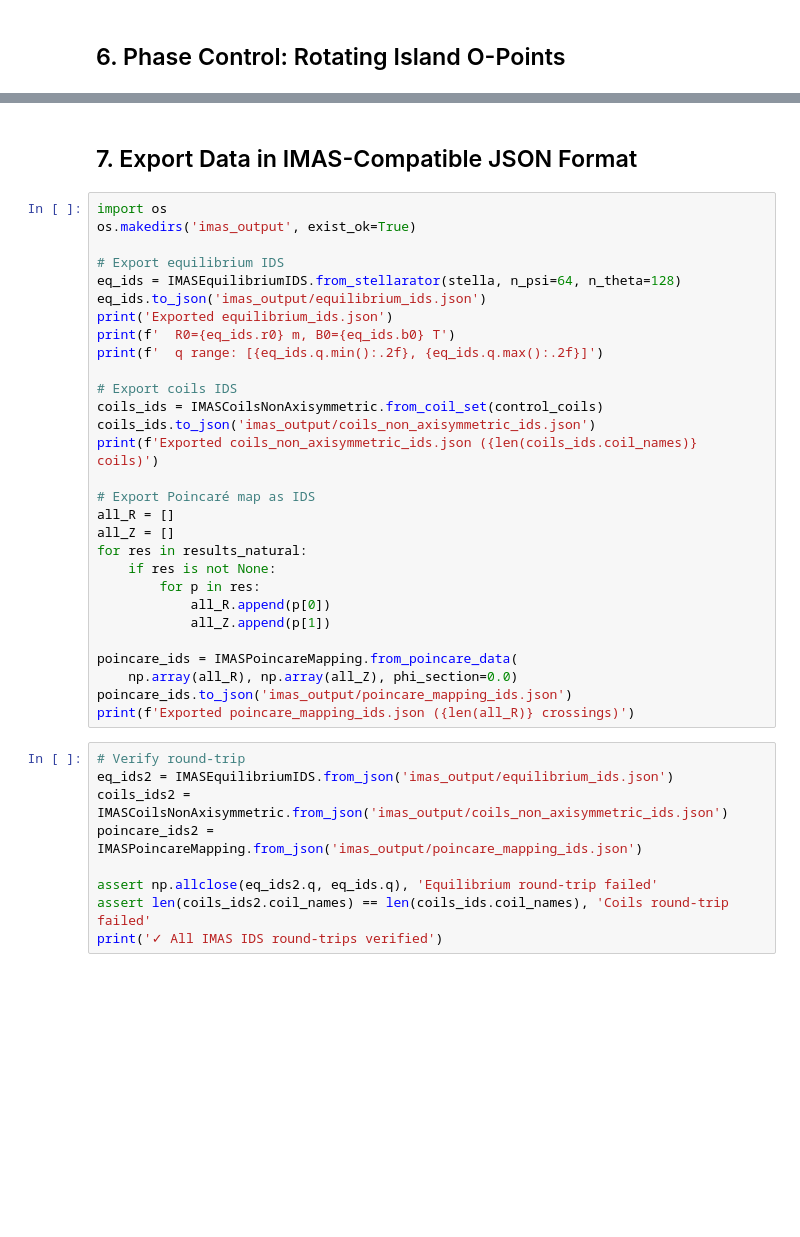
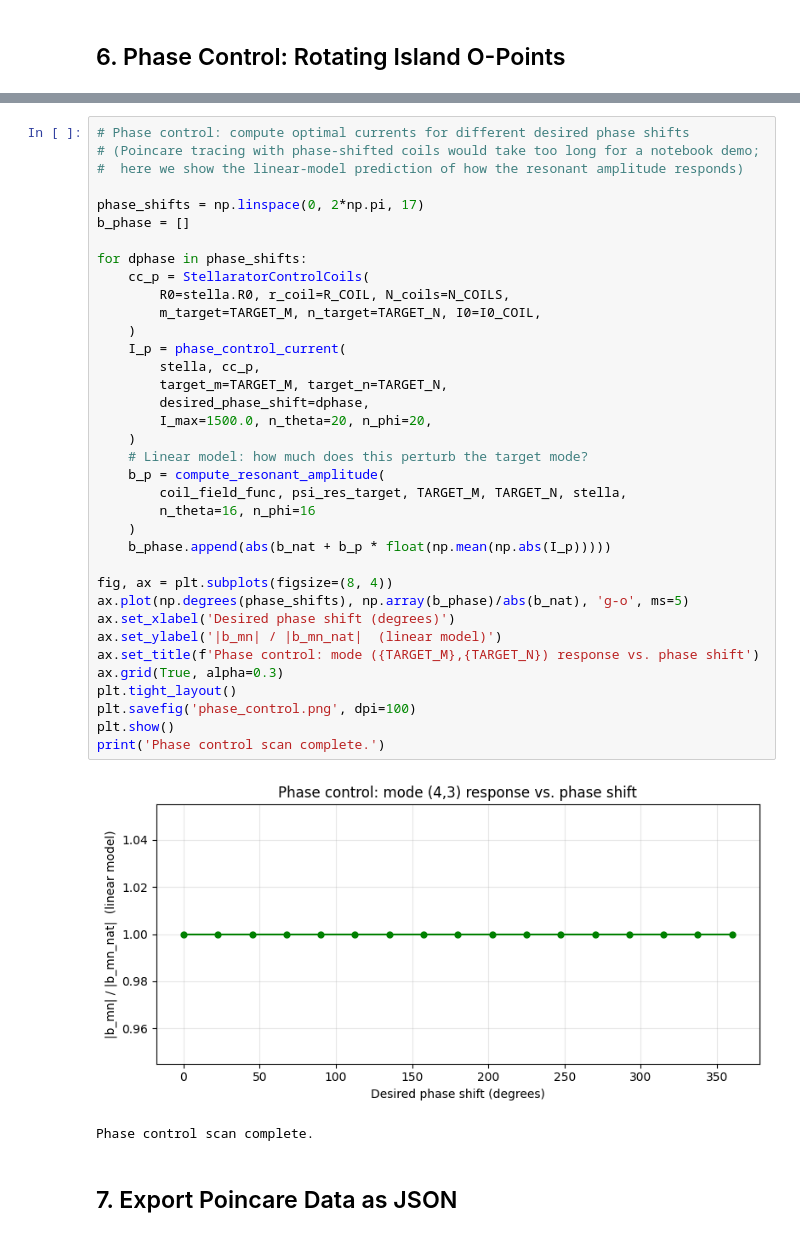
Before and after one commit to WenyinWei/pyna, a Jupyter notebook: notebooks/tutorials/stellarator_island_control.ipynb, the cells around one changed output, grey strips where cells are left out. Cells and saved outputs as stored; diff of their text form; blank space fills up the shorter version.

```diff
--- a/notebooks/tutorials/stellarator_island_control.ipynb
+++ b/notebooks/tutorials/stellarator_island_control.ipynb
@@ -344,40 +255,41 @@ plt.show()
+# %%
+# Phase control: compute optimal currents for different desired phase shifts
+# (Poincare tracing with phase-shifted coils would take too long for a notebook demo;
+#  here we show the linear-model prediction of how the resonant amplitude responds)
+
+phase_shifts = np.linspace(0, 2*np.pi, 17)
+b_phase = []
+
+for dphase in phase_shifts:
+    cc_p = StellaratorControlCoils(
+        R0=stella.R0, r_coil=R_COIL, N_coils=N_COILS,
+        m_target=TARGET_M, n_target=TARGET_N, I0=I0_COIL,
+    )
+    I_p = phase_control_current(
+        stella, cc_p,
+        target_m=TARGET_M, target_n=TARGET_N,
+        desired_phase_shift=dphase,
+        I_max=1500.0, n_theta=20, n_phi=20,
+    )
+    # Linear model: how much does this perturb the target mode?
+    b_p = compute_resonant_amplitude(
+        coil_field_func, psi_res_target, TARGET_M, TARGET_N, stella,
+        n_theta=16, n_phi=16
+    )
+    b_phase.append(abs(b_nat + b_p * float(np.mean(np.abs(I_p)))))
+
+fig, ax = plt.subplots(figsize=(8, 4))
+ax.plot(np.degrees(phase_shifts), np.array(b_phase)/abs(b_nat), 'g-o', ms=5)
+ax.set_xlabel('Desired phase shift (degrees)')
+ax.set_ylabel('|b_mn| / |b_mn_nat|  (linear model)')
+ax.set_title(f'Phase control: mode ({TARGET_M},{TARGET_N}) response vs. phase shift')
+ax.grid(True, alpha=0.3)
+plt.tight_layout()
+plt.savefig('phase_control.png', dpi=100)
+plt.show()
+print('Phase control scan complete.')
+# %% [output]
+[figure, added]
+Phase control scan complete.
 # %% [markdown]
-## 7. Export Data in IMAS-Compatible JSON Format
+## 7. Export Poincare Data as JSON
-# %%
-import os
-os.makedirs('imas_output', exist_ok=True)
-
-# Export equilibrium IDS
-eq_ids = IMASEquilibriumIDS.from_stellarator(stella, n_psi=64, n_theta=128)
-eq_ids.to_json('imas_output/equilibrium_ids.json')
-print('Exported equilibrium_ids.json')
-print(f'  R0={eq_ids.r0} m, B0={eq_ids.b0} T')
-print(f'  q range: [{eq_ids.q.min():.2f}, {eq_ids.q.max():.2f}]')
-
-# Export coils IDS
-coils_ids = IMASCoilsNonAxisymmetric.from_coil_set(control_coils)
-coils_ids.to_json('imas_output/coils_non_axisymmetric_ids.json')
-print(f'Exported coils_non_axisymmetric_ids.json ({len(coils_ids.coil_names)} coils)')
-
-# Export Poincaré map as IDS
-all_R = []
-all_Z = []
-for res in results_natural:
-    if res is not None:
-        for p in res:
-            all_R.append(p[0])
-            all_Z.append(p[1])
-
-poincare_ids = IMASPoincareMapping.from_poincare_data(
-    np.array(all_R), np.array(all_Z), phi_section=0.0)
-poincare_ids.to_json('imas_output/poincare_mapping_ids.json')
-print(f'Exported poincare_mapping_ids.json ({len(all_R)} crossings)')
-# %%
-# Verify round-trip
-eq_ids2 = IMASEquilibriumIDS.from_json('imas_output/equilibrium_ids.json')
-coils_ids2 = IMASCoilsNonAxisymmetric.from_json('imas_output/coils_non_axisymmetric_ids.json')
-poincare_ids2 = IMASPoincareMapping.from_json('imas_output/poincare_mapping_ids.json')
-
-assert np.allclose(eq_ids2.q, eq_ids.q), 'Equilibrium round-trip failed'
-assert len(coils_ids2.coil_names) == len(coils_ids.coil_names), 'Coils round-trip failed'
-print('✓ All IMAS IDS round-trips verified')
```
Also changed, not shown: parts of 16 cells of this notebook.
